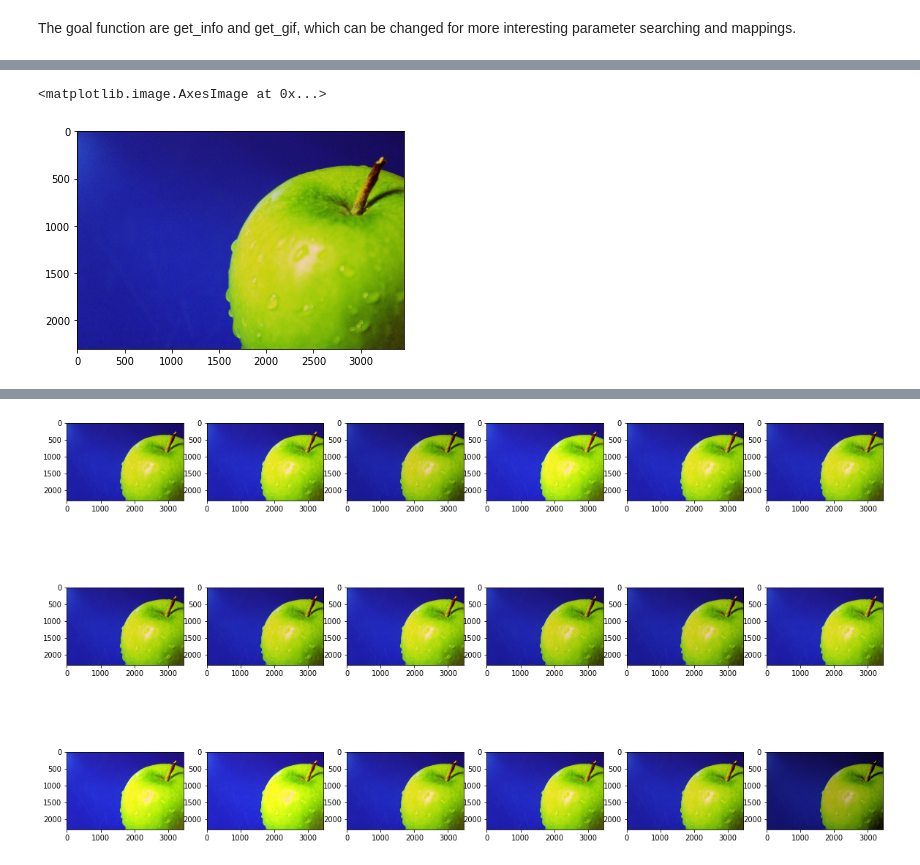
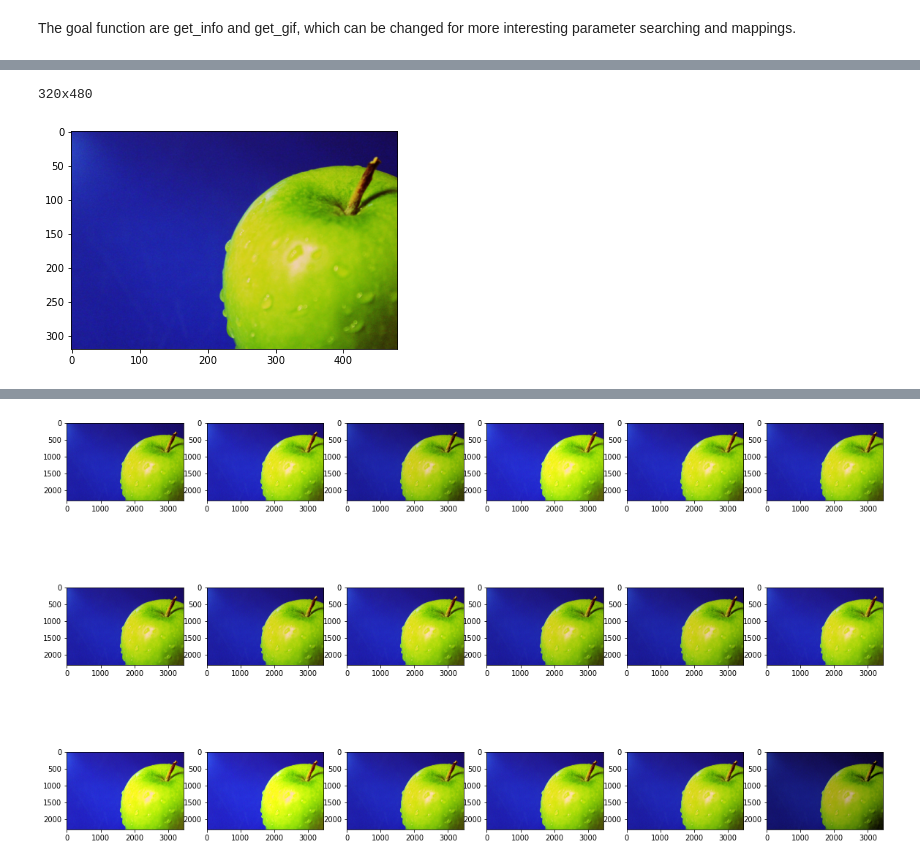
Before and after one commit to DeterjoSimon/AudioImagers, a Jupyter notebook: General_pipeline.ipynb, the cells around one changed output, grey strips where cells are left out. Saved outputs shown, nothing was run; the diff lists cells and outputs as text; code cells hidden in the pictures.

```diff
--- a/General_pipeline.ipynb
+++ b/General_pipeline.ipynb
@@ -23,9 +30,20 @@ Audio(audio, rate=sr)
 # %%
 # take a look at the image
-img = cv2.imread('AudioImagers/apple.jpg')
+img = cv2.imread('data/apple.jpg')
 img = cv2.cvtColor(img, cv2.COLOR_BGR2RGB)
+
+def resize_image(img, target_width=480):
+    height, width, layers = img.shape
+    scale = target_width / width
+    target_width = int(width * scale)
+    target_height = int(height * scale)
+    dim = (target_width, target_height)
+    return cv2.resize(img, dim, interpolation = cv2.INTER_AREA)
+img = resize_image(img)
+
 plt.imshow(img)
+print("{}x{}".format(*img.shape))
 # %% [output]
-<matplotlib.image.AxesImage at 0x...>
+320x480
-[figure, old version]
+[figure, new version]
 # %%
```
Also changed, not shown: parts of 16 cells of this notebook.
